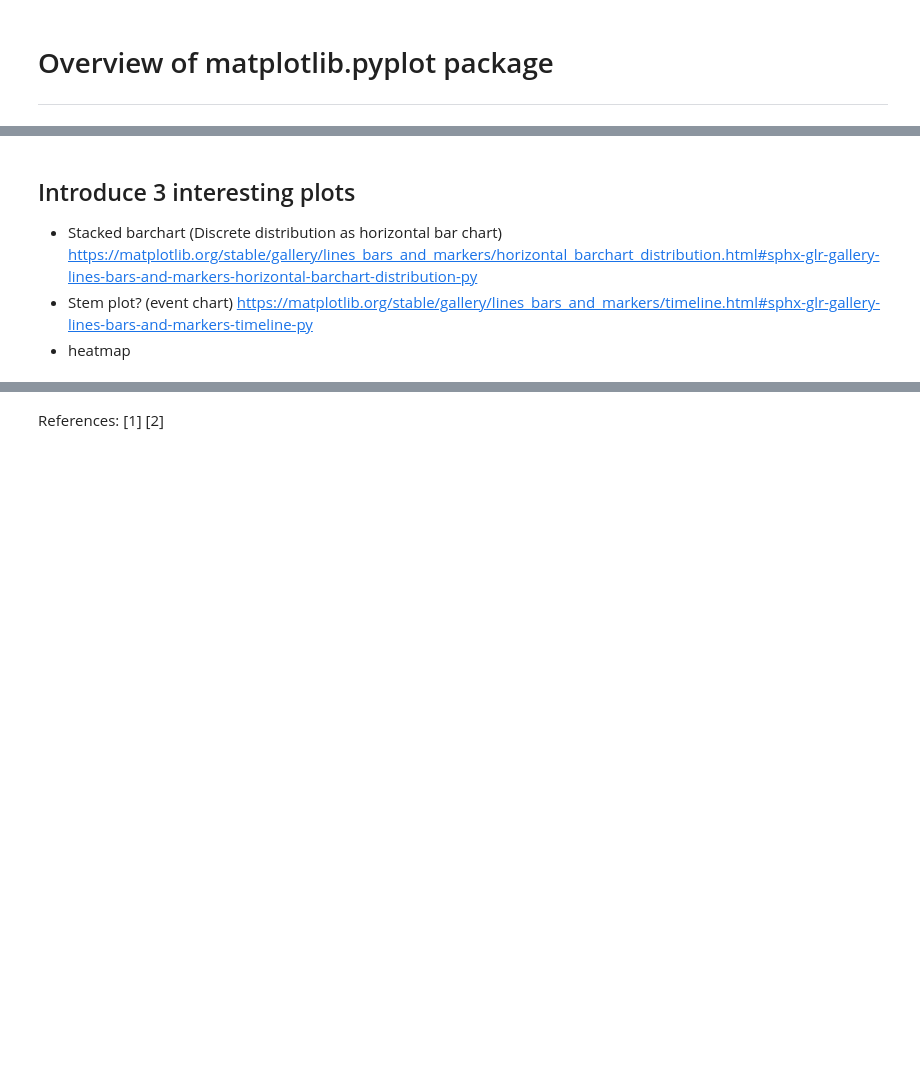
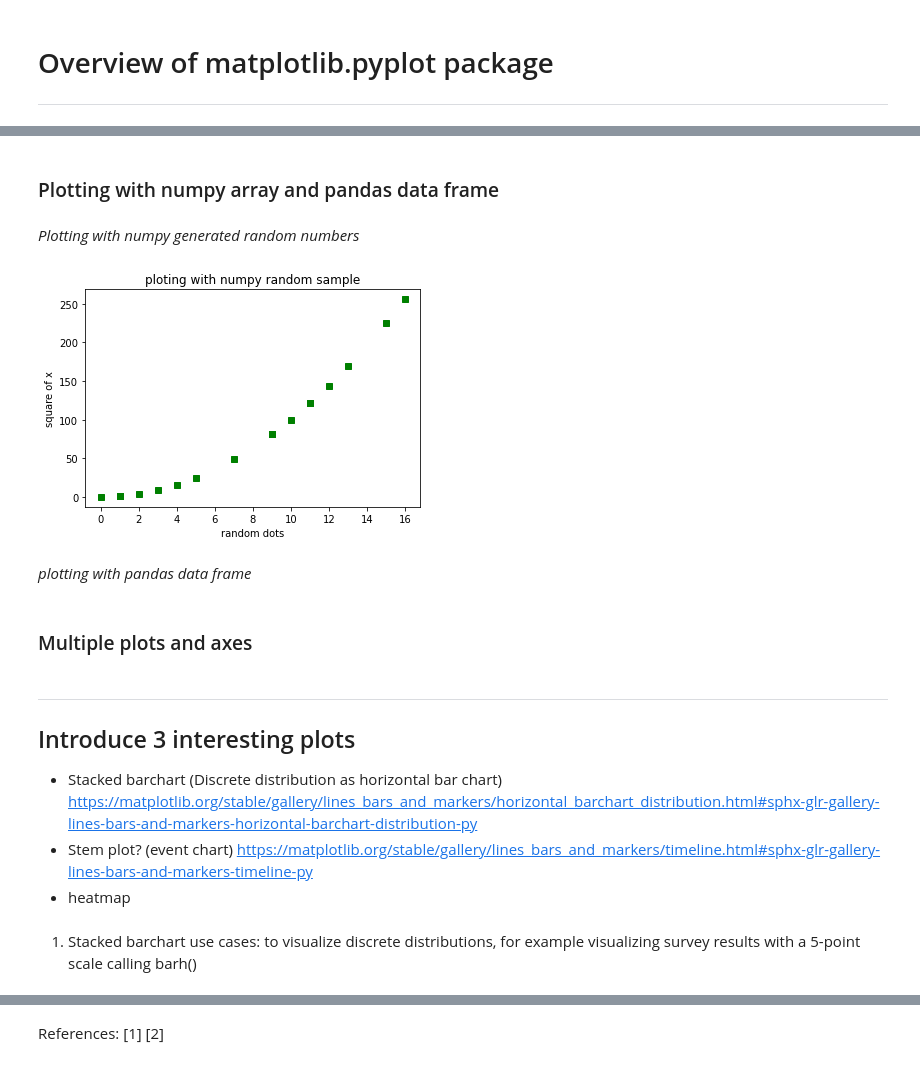
Before and after one commit to HazelIP/Fundamental_DA, a Jupyter notebook: pyplot.ipynb, the cells around one changed output, grey strips where cells are left out. Drawn from its saved outputs; the diff is of its cells as text; code cells hidden in the pictures; blank space fills up the shorter version.

```diff
--- a/pyplot.ipynb
+++ b/pyplot.ipynb
@@ -15,0 +46,20 @@ crossover with numpy and pandas
+# %% [markdown]
+### Plotting with numpy array and pandas data frame
+# %% [markdown]
+*Plotting with numpy generated random numbers*
+# %%
+# generate random points using numpy
+x = np.random.randint(0,20,20)
+y = x ** 2
+
+plt.plot(x,y,'gs')
+plt.title('ploting with numpy random sample')
+plt.xlabel('random dots')
+plt.ylabel('square of x')
+plt.show()
+# %% [output]
+[figure, added]
+# %% [markdown]
+*plotting with pandas data frame*
+# %% [markdown]
+### Multiple plots and axes
@@ -16,7 +74,12 @@ crossover with numpy and pandas
 # %% [markdown]
+***
 ## Introduce 3 interesting plots
 - Stacked barchart (Discrete distribution as horizontal bar chart)
 https://matplotlib.org/stable/gallery/lines_bars_and_markers/horizontal_barchart_distribution.html#sphx-glr-gallery-lines-bars-and-markers-horizontal-barchart-distribution-py
 - Stem plot? (event chart)
 https://matplotlib.org/stable/gallery/lines_bars_and_markers/timeline.html#sphx-glr-gallery-lines-bars-and-markers-timeline-py
 - heatmap
+# %% [markdown]
+1. Stacked barchart </br>
+use cases: to visualize discrete distributions, for example visualizing survey results with a 5-point scale </br>
+calling barh()
```
Also changed, not shown: parts of 9 cells of this notebook.
